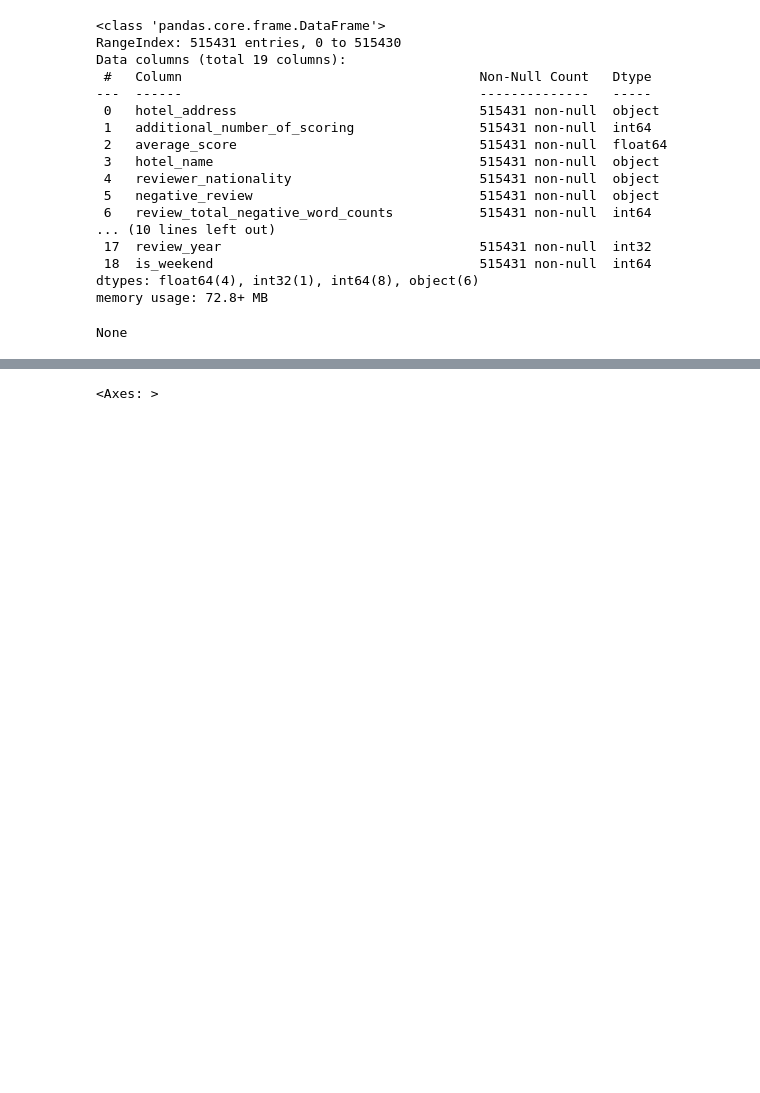
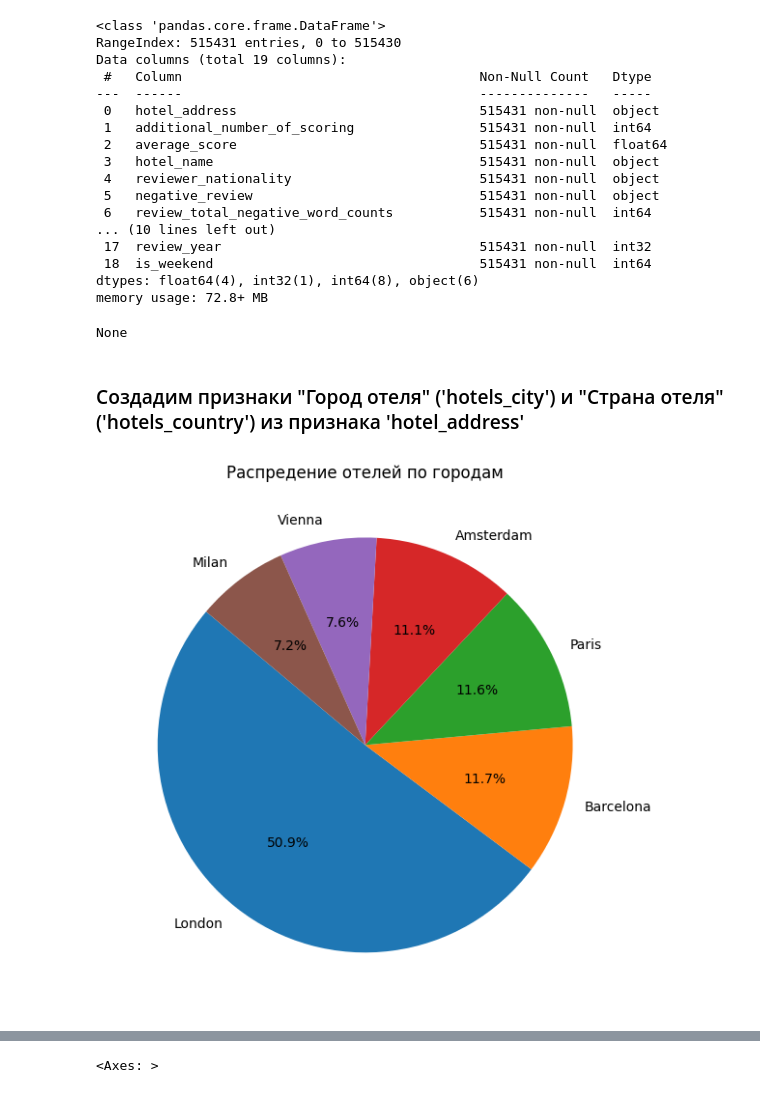
Before and after one commit to vokhmianin-da/Project-3-Holels-for-Kaggle, a Jupyter notebook: Project 3 Hotels.ipynb, the cells around one changed output, grey strips where cells are left out. Cells and saved outputs as stored; diff of their text form; code cells hidden in the pictures; blank space fills up the shorter version.

Commit message:
Страна и город. Надо закодировать

```diff
--- a/Project 3 Hotels.ipynb
+++ b/Project 3 Hotels.ipynb
@@ -271,3 +414,24 @@ None
 # %%
 # Тест
 #display(data[data['hotel_name'] == 'Austria Trend Hotel Schloss Wilhelminenberg Wien']['lng'])
+# %% [markdown]
+### Создадим признаки "Город отеля" ('hotels_city') и "Страна отеля" ('hotels_country') из признака 'hotel_address'
+# %%
+# Извлекаем город, в котором находится отель
+data['hotel_city'] = data['hotel_address'].apply(lambda x: x.split()[-5] if 'United Kingdom' in x else x.split()[-2])
+# %%
+# Смотрим распределение отелей по городам
+fig, axes = plt.subplots(figsize=(6, 6))
+city_counts = data.hotel_city.value_counts()
+
+plt.pie(
+    city_counts,
+    labels = city_counts.index,
+    autopct='%1.1f%%',
+    startangle=140
+);
+
+plt.title("Распредение отелей по городам")
+plt.tight_layout()
+# %% [output]
+[figure, added]
```
Also changed, not shown: parts of 29 cells of this notebook.
